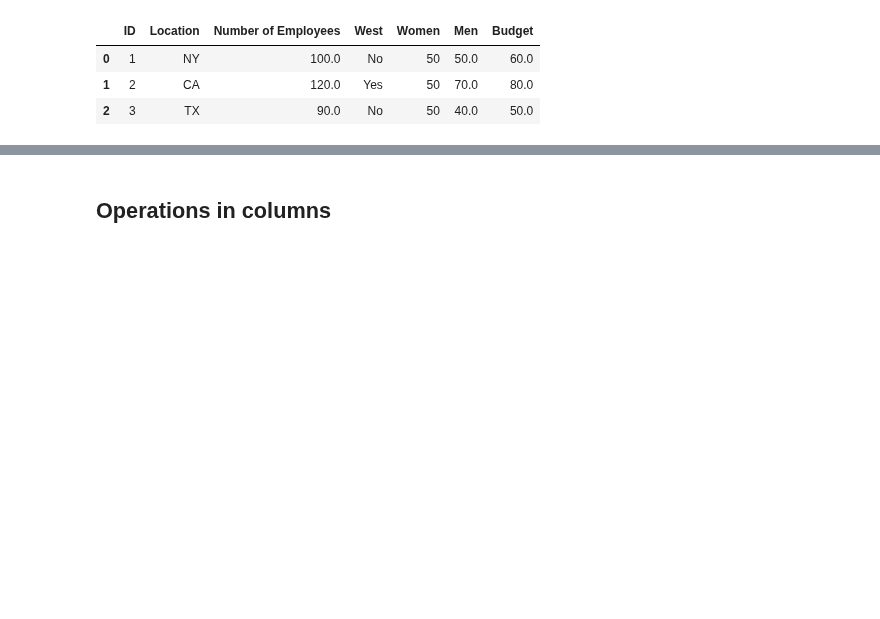
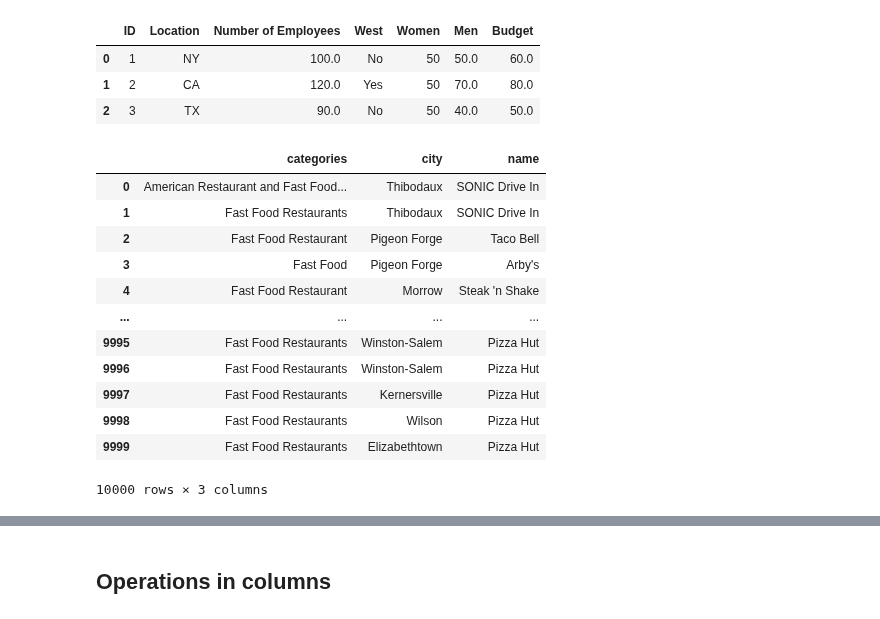
Before and after one commit to ricardopretelt/data-analysis-in-python, a Jupyter notebook: 3. Intro to Pandas.ipynb, the cells around one changed output, grey strips where cells are left out. Saved outputs shown, nothing was run; the diff lists cells and outputs as text; code cells hidden in the pictures; blank space fills up the shorter version.

```diff
--- a/3. Intro to Pandas.ipynb
+++ b/3. Intro to Pandas.ipynb
@@ -444,3 +444,19 @@ df_5
 | 0 | 1 | NY | 100.0 | No | 50 | 50.0 | 60.0 |
 | 1 | 2 | CA | 120.0 | Yes | 50 | 70.0 | 80.0 |
 | 2 | 3 | TX | 90.0 | No | 50 | 40.0 | 50.0 |
+# %%
+df_2
+# %% [output]
+|  | categories | city | name |
+| 0 | American Restaurant and Fast Food... | Thibodaux | SONIC Drive In |
+| 1 | Fast Food Restaurants | Thibodaux | SONIC Drive In |
+| 2 | Fast Food Restaurant | Pigeon Forge | Taco Bell |
+| 3 | Fast Food | Pigeon Forge | Arby's |
+| 4 | Fast Food Restaurant | Morrow | Steak 'n Shake |
+| ... | ... | ... | ... |
+| 9995 | Fast Food Restaurants | Winston-Salem | Pizza Hut |
+| 9996 | Fast Food Restaurants | Winston-Salem | Pizza Hut |
+| 9997 | Fast Food Restaurants | Kernersville | Pizza Hut |
+| 9998 | Fast Food Restaurants | Wilson | Pizza Hut |
+| 9999 | Fast Food Restaurants | Elizabethtown | Pizza Hut |
+10000 rows × 3 columns
```
Also changed, not shown: parts of 11 cells of this notebook.
